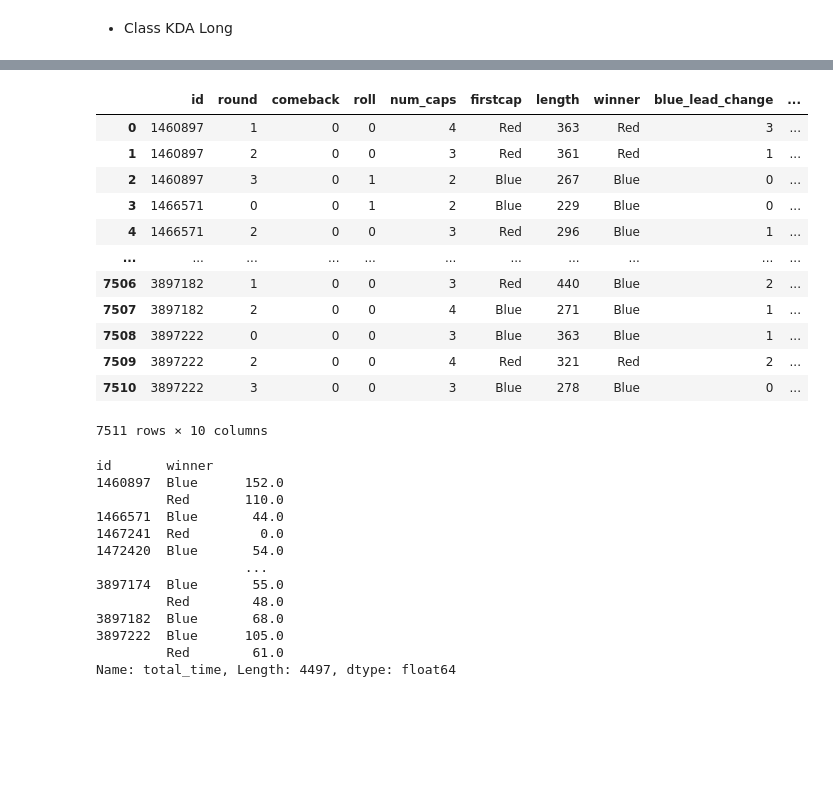
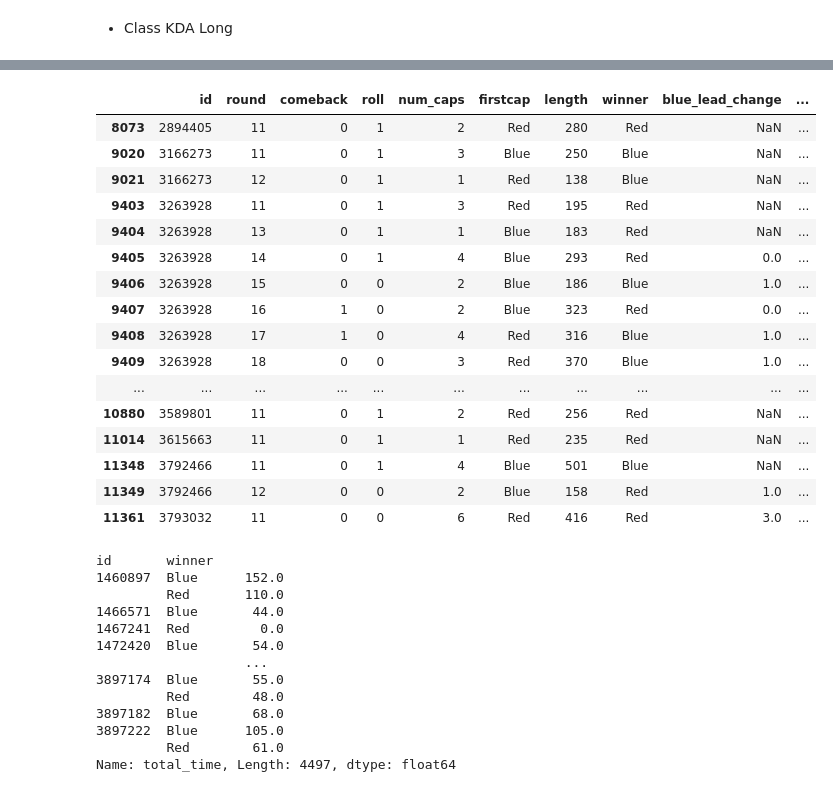
Before and after one commit to ebtrout/tf2_data_vis, a Jupyter notebook: codebase/datasets for vis.ipynb, the cells around one changed output, grey strips where cells are left out. Cells and saved outputs as stored; diff of their text form; code cells hidden in the pictures; blank space fills up the shorter version.

```diff
--- a/codebase/datasets for vis.ipynb
+++ b/codebase/datasets for vis.ipynb
@@ -250,19 +280,23 @@ NameError: name 'left' is not defined
 # %%
-koth_rounds
+koth_rounds[koth_rounds['round'] > 10]
 # %% [output]
 |  | id | round | comeback | roll | num_caps | firstcap | length | winner | blue_lead_change | ... |
-| 0 | 1460897 | 1 | 0 | 0 | 4 | Red | 363 | Red | 3 | ... |
-| 1 | 1460897 | 2 | 0 | 0 | 3 | Red | 361 | Red | 1 | ... |
-| 2 | 1460897 | 3 | 0 | 1 | 2 | Blue | 267 | Blue | 0 | ... |
-| 3 | 1466571 | 0 | 0 | 1 | 2 | Blue | 229 | Blue | 0 | ... |
-| 4 | 1466571 | 2 | 0 | 0 | 3 | Red | 296 | Blue | 1 | ... |
+| 8073 | 2894405 | 11 | 0 | 1 | 2 | Red | 280 | Red | NaN | ... |
+| 9020 | 3166273 | 11 | 0 | 1 | 3 | Blue | 250 | Blue | NaN | ... |
+| 9021 | 3166273 | 12 | 0 | 1 | 1 | Red | 138 | Blue | NaN | ... |
+| 9403 | 3263928 | 11 | 0 | 1 | 3 | Red | 195 | Red | NaN | ... |
+| 9404 | 3263928 | 13 | 0 | 1 | 1 | Blue | 183 | Red | NaN | ... |
+| 9405 | 3263928 | 14 | 0 | 1 | 4 | Blue | 293 | Red | 0.0 | ... |
+| 9406 | 3263928 | 15 | 0 | 0 | 2 | Blue | 186 | Blue | 1.0 | ... |
+| 9407 | 3263928 | 16 | 1 | 0 | 2 | Blue | 323 | Red | 0.0 | ... |
+| 9408 | 3263928 | 17 | 1 | 0 | 4 | Red | 316 | Blue | 1.0 | ... |
+| 9409 | 3263928 | 18 | 0 | 0 | 3 | Red | 370 | Blue | 1.0 | ... |
 | ... | ... | ... | ... | ... | ... | ... | ... | ... | ... | ... |
-| 7506 | 3897182 | 1 | 0 | 0 | 3 | Red | 440 | Blue | 2 | ... |
-| 7507 | 3897182 | 2 | 0 | 0 | 4 | Blue | 271 | Blue | 1 | ... |
-| 7508 | 3897222 | 0 | 0 | 0 | 3 | Blue | 363 | Blue | 1 | ... |
-| 7509 | 3897222 | 2 | 0 | 0 | 4 | Red | 321 | Red | 2 | ... |
-| 7510 | 3897222 | 3 | 0 | 0 | 3 | Blue | 278 | Blue | 0 | ... |
+| 10880 | 3589801 | 11 | 0 | 1 | 2 | Red | 256 | Red | NaN | ... |
+| 11014 | 3615663 | 11 | 0 | 1 | 1 | Red | 235 | Red | NaN | ... |
+| 11348 | 3792466 | 11 | 0 | 1 | 4 | Blue | 501 | Blue | NaN | ... |
+| 11349 | 3792466 | 12 | 0 | 0 | 2 | Blue | 158 | Red | 1.0 | ... |
+| 11361 | 3793032 | 11 | 0 | 0 | 6 | Red | 416 | Red | 3.0 | ... |
-7511 rows × 10 columns
 # %%
 # Shortest / Long Win
 koth_stats['total_time'] = koth_stats['blue_cap_time'] + koth_stats['red_cap_time']
```
Also changed, not shown: parts of 5 cells of this notebook, 7 other files.
